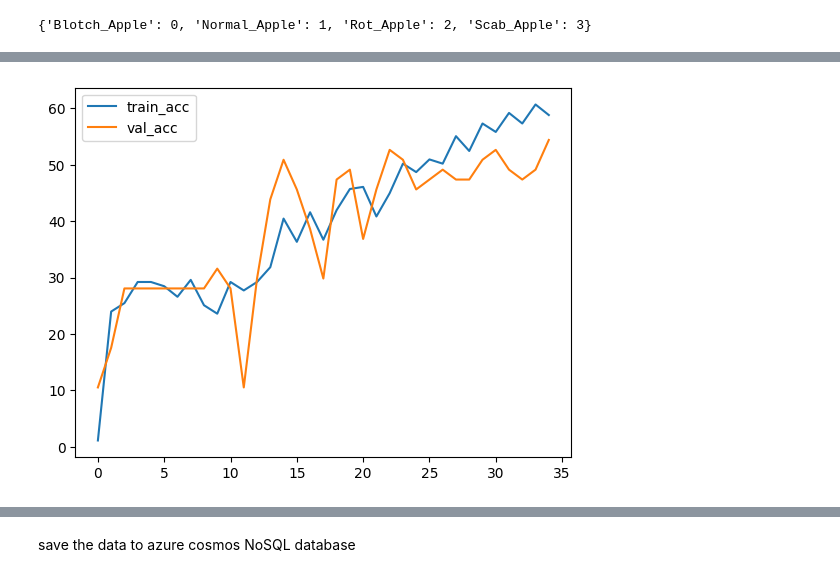
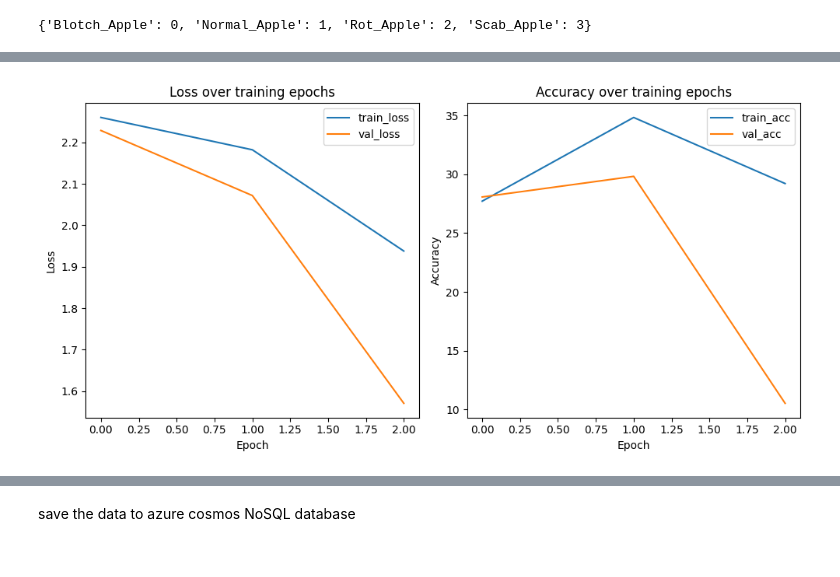
Before and after one commit to ArachDyrr/pink_lady, a Jupyter notebook: factory/CNN.ipynb, the cells around one changed output, grey strips where cells are left out. Saved outputs shown, nothing was run; the diff lists cells and outputs as text; code cells hidden in the pictures.

```diff
--- a/factory/CNN.ipynb
+++ b/factory/CNN.ipynb
@@ -379,10 +419,10 @@ class CNN(nn.Module):
 
 # hyperparameters
 learning_rate = 0.01
-epochs = 35
+epochs = 3
 momentum = 0.9
 total_epochs =0
-dropout = 0.2
+dropout = 0.3
 
 
 # model parameters
@@ -403,3 +443,11 @@ val_loader = val_d
 
 # set epochloss to empty list
 epoch_loss = []
+# create dictionairies for the hyperparameters and model parameters
+hyperparameters = { 'learning_rate' : learning_rate, 'epochs' : epochs, 'momentum' : momentum, 'dropout' : dropout}
+model_parameters = { 'model' : 'cnn', 'optimizer' : 'SGD', 'criterion' : 'CrossEntropyLoss'}  # 'model' : model, 'optimizer' : optimizer, 'criterion' : criterion
+parameters = {**hyperparameters, **model_parameters}    # merge the two dictionairies
+pp = pprint.PrettyPrinter(indent=1)
+
+
+pp.pprint(f'parameters: {parameters}')
@@ -486,12 +488,27 @@ plt.show()
-# %%
-
-# Plot the training and validation accuracy
-plt.plot(history['train_acc'], label='train_acc')
-plt.plot(history['val_acc'], label='val_acc')
-plt.legend()
-plt.show()
-
-# Create a figure with two subplots
-# fig, axes = plt.subpl
-# %% [output]
-[figure, removed]
+# %%
+# Create a figure with two subplots
+fig, axs = plt.subplots(1, 2, figsize=(10, 5))
+
+# Plot the training and validation loss
+axs[0].plot(history[1]['train_loss'], label='train_loss')
+axs[0].plot(history[1]['val_loss'], label='val_loss')
+axs[0].set_xlabel('Epoch')
+axs[0].set_ylabel('Loss')
+axs[0].set_title('Loss over training epochs')
+axs[0].legend()
+
+# Plot the training and validation accuracy
+axs[1].plot(history[1]['train_acc'], label='train_acc')
+axs[1].plot(history[1]['val_acc'], label='val_acc')
+axs[1].set_xlabel('Epoch')
+axs[1].set_ylabel('Accuracy')
+axs[1].set_title('Accuracy over training epochs')
+axs[1].legend()
+
+# Adjust the spacing between subplots
+plt.tight_layout()
+
+# Display the figure
+plt.show()
+# %% [output]
+[figure, added]
```
Also changed, not shown: parts of 23 cells of this notebook, 2 other files.
